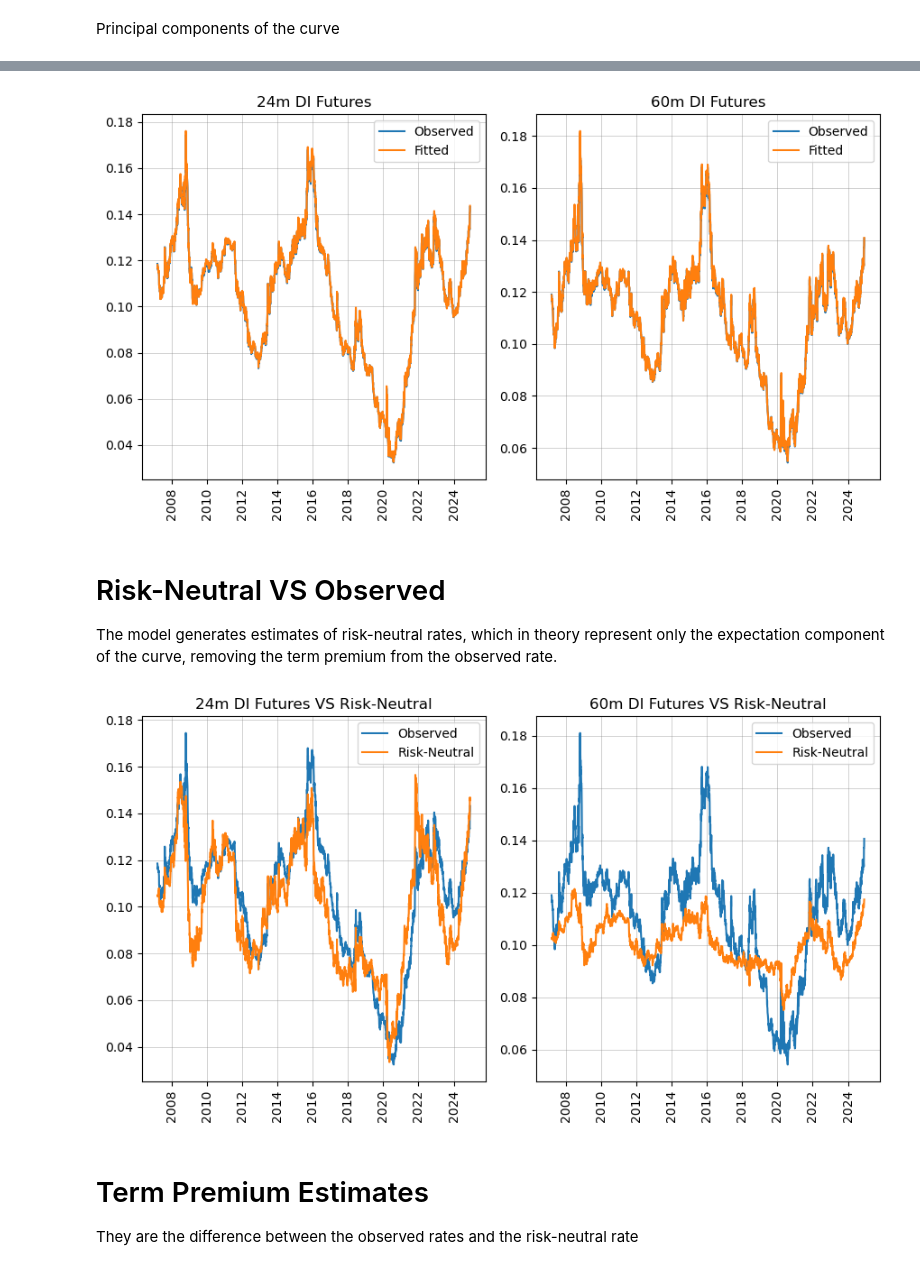
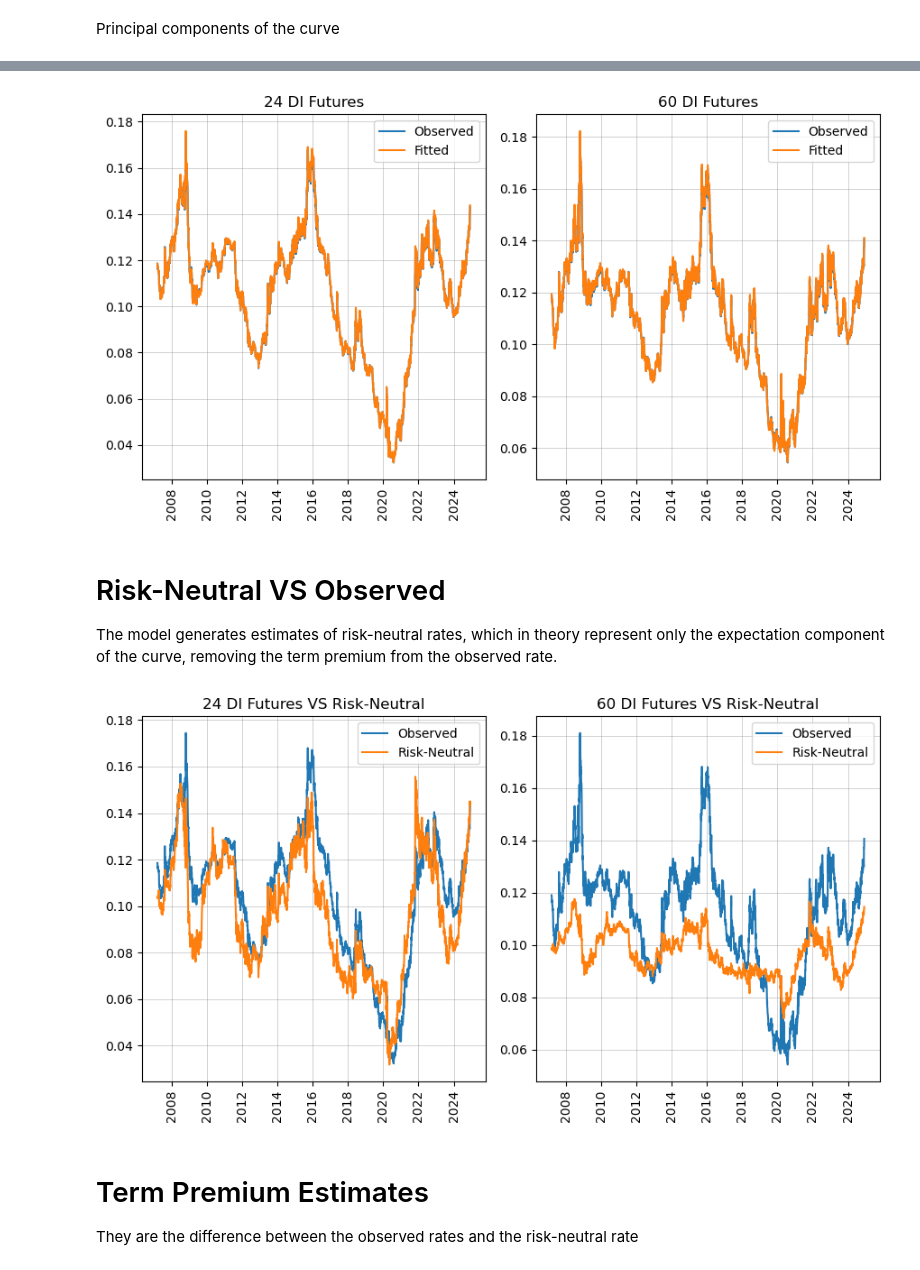
Before and after one commit to gusamarante/pyacm, a Jupyter notebook: example_br.ipynb, the cells around one changed output, grey strips where cells are left out. Cells and saved outputs as stored; diff of their text form; code cells hidden in the pictures.

```diff
--- a/example_br.ipynb
+++ b/example_br.ipynb
@@ -9,9 +9,6 @@ There is csv file with a sample data set in the github repository. For this exam
 # %%
-yield_curve = pd.read_csv(
-    "https://raw.githubusercontent.com/gusamarante/pyacm/refs/heads/main/sample_data/di%20monthly%20maturities.csv",
-    index_col=0,
-)
-yield_curve = yield_curve.iloc[:, :121]  # maturities up to 10y
+yield_curve = pd.read_csv("sample_data/di monthly maturities.csv", index_col=0)
+yield_curve.columns = yield_curve.columns.astype(int)
 yield_curve = yield_curve.dropna()
 yield_curve.index = pd.to_datetime(yield_curve.index)
 yield_curve = yield_curve[yield_curve.index >= "2007-03-01"]
@@ -71,7 +68,7 @@ But looking at the comparison of the fitted and observed yields below, they are
 # %%
 fig = plt.figure(figsize=(5 * (16 / 9), 5))
 ax = plt.subplot2grid((1, 2), (0, 0))
-mat = "24m"
+mat = 24
 ax.plot(acm.curve[mat], label='Observed')
 ax.plot(acm.miy[mat], label='Fitted')
 ax.set_title(f"{mat} DI Futures")
@@ -82,7 +79,7 @@ ax.tick_params(rotation=90, axis="x")
 ax.legend(frameon=True, loc="best")
 
 ax = plt.subplot2grid((1, 2), (0, 1))
-mat = "60m"
+mat = 60
 ax.plot(acm.curve[mat], label='Observed')
 ax.plot(acm.miy[mat], label='Fitted')
 ax.set_title(f"{mat} DI Futures")
@@ -95,38 +92,38 @@ ax.legend(frameon=True, loc="best")
 plt.tight_layout()
 plt.show()
 # %% [output]
-[figure, old version]
+[figure, new version]
 # %% [markdown]
 # Risk-Neutral VS Observed
 The model generates estimates of risk-neutral rates, which in theory represent only the expectation component of the curve, removing the term premium from the observed rate.
 # %%
 fig = plt.figure(figsize=(5 * (16 / 9), 5))
 ax = plt.subplot2grid((1, 2), (0, 0))
-mat = "24m"
+mat = 24
 ax.plot(acm.curve[mat], label='Observed')
 ax.plot(acm.rny[mat], label='Risk-Neutral')
 ax.set_title(f"{mat} DI Futures VS Risk-Neutral")
 ax.xaxis.grid(color="grey", linestyle="-", linewidth=0.5, alpha=0.5)
 ax.yaxis.grid(color="grey", linestyle="-", linewidth=0.5, alpha=0.5)
 ax.xaxis.set_major_formatter(mdates.DateFormatter("%Y"))
 ax.tick_params(rotation=90, axis="x")
 ax.legend(frameon=True, loc="best")
 
 ax = plt.subplot2grid((1, 2), (0, 1))
-mat = "60m"
+mat = 60
 ax.plot(acm.curve[mat], label='Observed')
 ax.plot(acm.rny[mat], label='Risk-Neutral')
 ax.set_title(f"{mat} DI Futures VS Risk-Neutral")
 ax.xaxis.grid(color="grey", linestyle="-", linewidth=0.5, alpha=0.5)
 ax.yaxis.grid(color="grey", linestyle="-", linewidth=0.5, alpha=0.5)
 ax.xaxis.set_major_formatter(mdates.DateFormatter("%Y"))
 ax.tick_params(rotation=90, axis="x")
 ax.legend(frameon=True, loc="best")
 
 plt.tight_layout()
 plt.show()
 # %% [output]
-[figure, old version]
+[figure, new version]
 # %% [markdown]
 # Term Premium Estimates
 They are the difference between the observed rates and the risk-neutral rate
```
Also changed, not shown: parts of 11 cells of this notebook, 2 other files.
